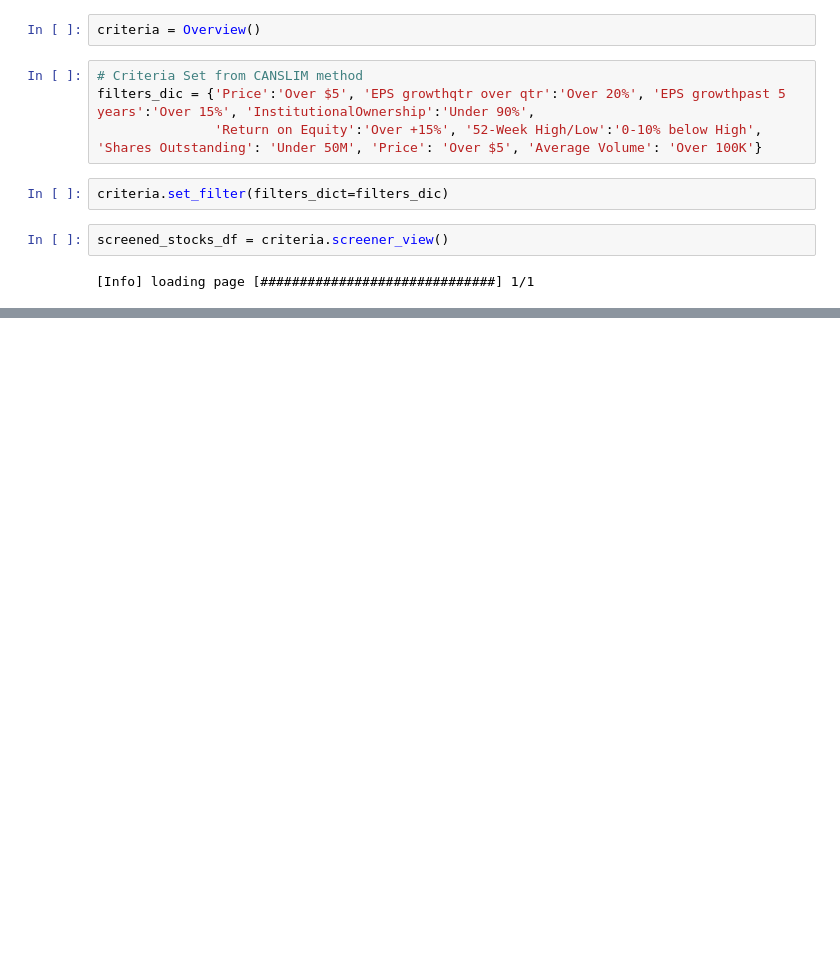
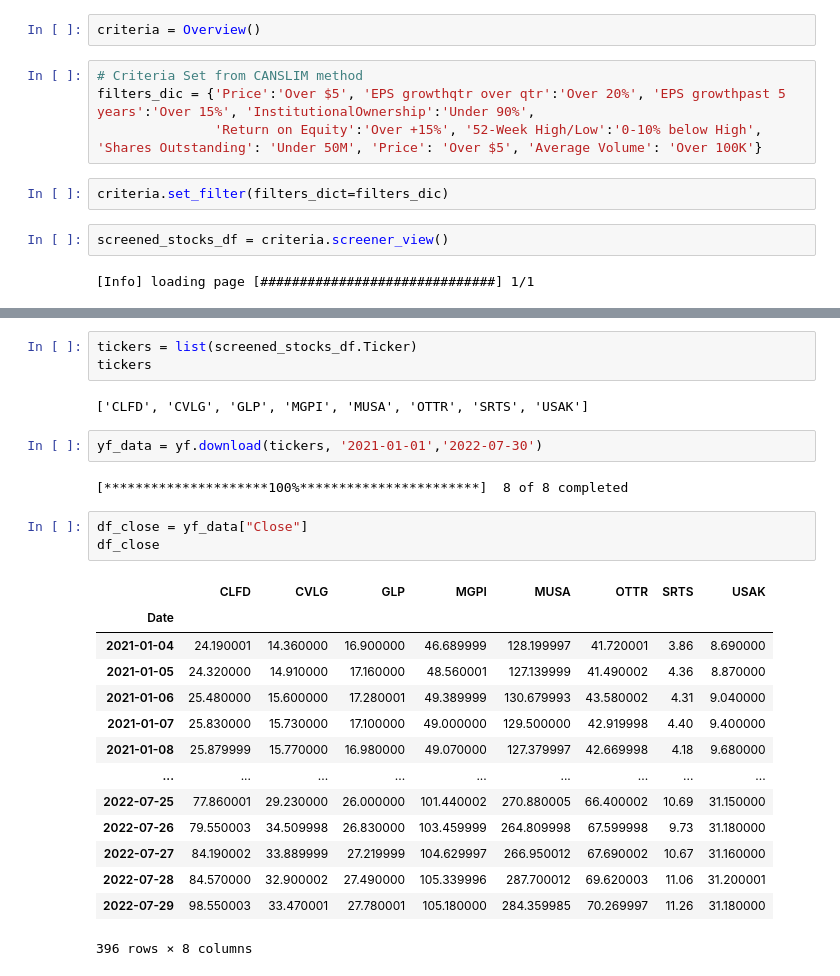
Before and after one commit to jblidell/project_2_canslim_screener, a Jupyter notebook: stock_screener.ipynb, the cells around one changed output, grey strips where cells are left out. Saved outputs shown, nothing was run; the diff lists cells and outputs as text; blank space fills up the shorter version.

```diff
--- a/stock_screener.ipynb
+++ b/stock_screener.ipynb
@@ -28,0 +33,27 @@ screened_stocks_df
+# %%
+tickers = list(screened_stocks_df.Ticker)
+tickers
+# %% [output]
+['CLFD', 'CVLG', 'GLP', 'MGPI', 'MUSA', 'OTTR', 'SRTS', 'USAK']
+# %%
+yf_data = yf.download(tickers, '2021-01-01','2022-07-30')
+# %% [output]
+[*********************100%***********************]  8 of 8 completed
+# %%
+df_close = yf_data["Close"]
+df_close
+# %% [output]
+|  | CLFD | CVLG | GLP | MGPI | MUSA | OTTR | SRTS | USAK |
+| Date |  |  |  |  |  |  |  |  |
+| 2021-01-04 | 24.190001 | 14.360000 | 16.900000 | 46.689999 | 128.199997 | 41.720001 | 3.86 | 8.690000 |
+| 2021-01-05 | 24.320000 | 14.910000 | 17.160000 | 48.560001 | 127.139999 | 41.490002 | 4.36 | 8.870000 |
+| 2021-01-06 | 25.480000 | 15.600000 | 17.280001 | 49.389999 | 130.679993 | 43.580002 | 4.31 | 9.040000 |
+| 2021-01-07 | 25.830000 | 15.730000 | 17.100000 | 49.000000 | 129.500000 | 42.919998 | 4.40 | 9.400000 |
+| 2021-01-08 | 25.879999 | 15.770000 | 16.980000 | 49.070000 | 127.379997 | 42.669998 | 4.18 | 9.680000 |
+| ... | ... | ... | ... | ... | ... | ... | ... | ... |
+| 2022-07-25 | 77.860001 | 29.230000 | 26.000000 | 101.440002 | 270.880005 | 66.400002 | 10.69 | 31.150000 |
+| 2022-07-26 | 79.550003 | 34.509998 | 26.830000 | 103.459999 | 264.809998 | 67.599998 | 9.73 | 31.180000 |
+| 2022-07-27 | 84.190002 | 33.889999 | 27.219999 | 104.629997 | 266.950012 | 67.690002 | 10.67 | 31.160000 |
+| 2022-07-28 | 84.570000 | 32.900002 | 27.490000 | 105.339996 | 287.700012 | 69.620003 | 11.06 | 31.200001 |
+| 2022-07-29 | 98.550003 | 33.470001 | 27.780001 | 105.180000 | 284.359985 | 70.269997 | 11.26 | 31.180000 |
+396 rows × 8 columns
```
Also changed, not shown: parts of 22 cells of this notebook.
